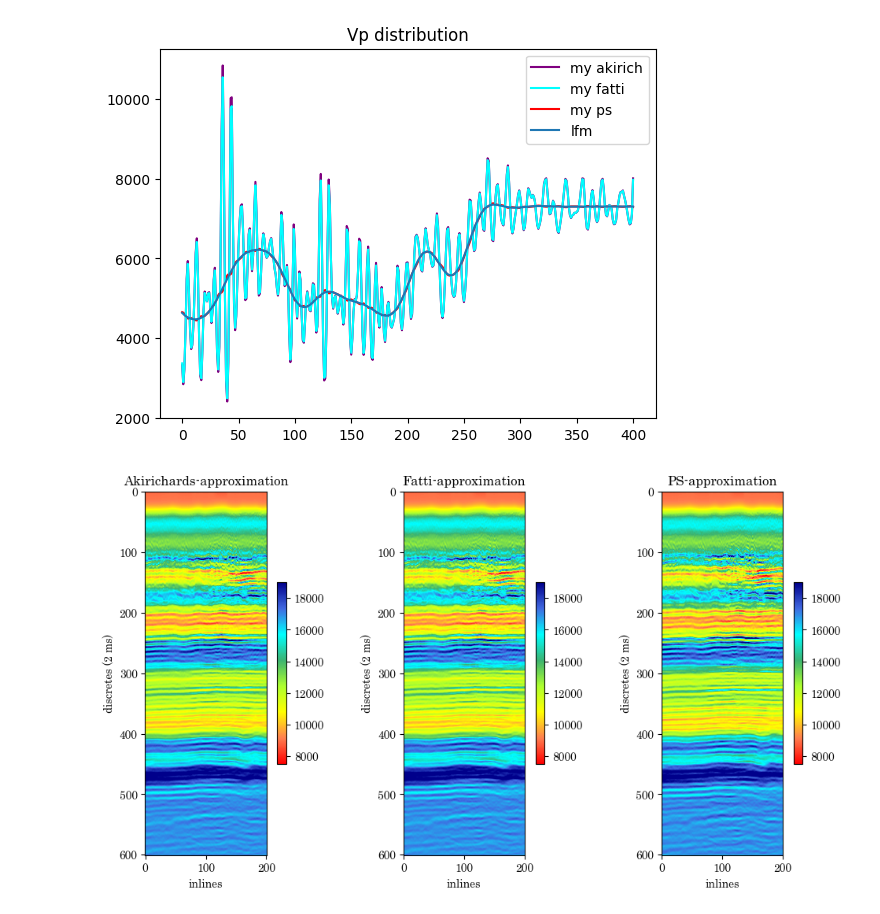
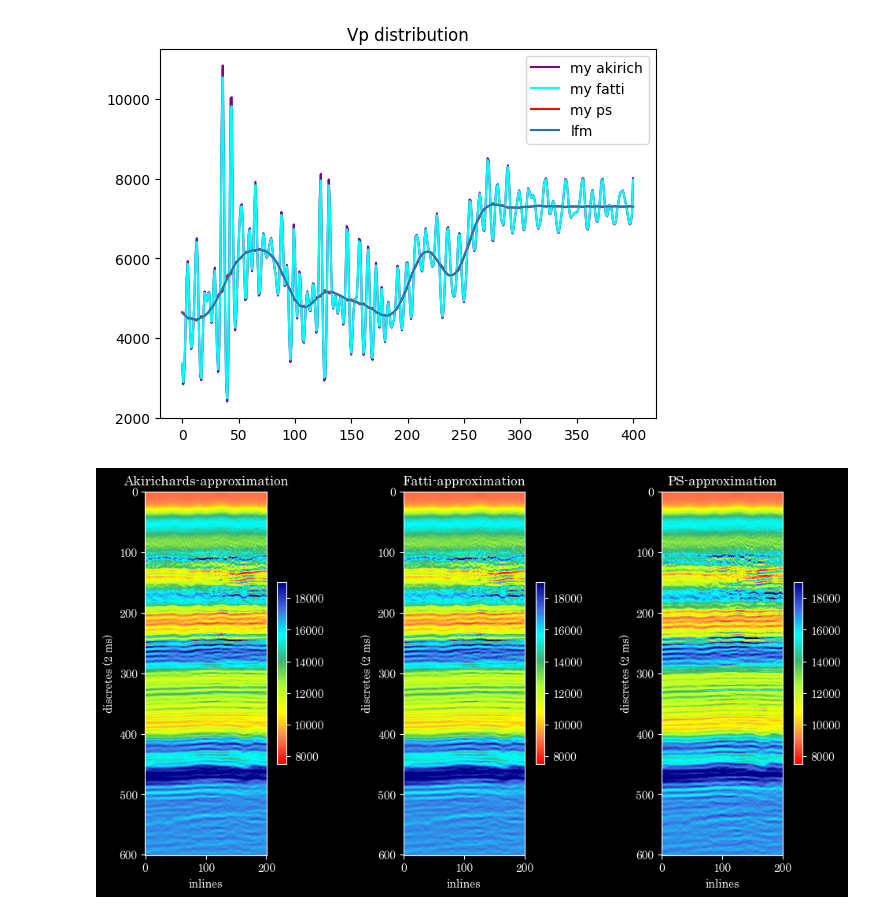
Before and after one commit to grxoxl/inversion, a Jupyter notebook: avo_inversion/AVO_cleaned_notebook.ipynb, the cells around one changed output. Drawn from its saved outputs; the diff is of its cells as text; code cells hidden in the pictures.

```diff
--- a/avo_inversion/AVO_cleaned_notebook.ipynb
+++ b/avo_inversion/AVO_cleaned_notebook.ipynb
@@ -541,7 +541,7 @@ for i in tqdm(range(stack_1.shape[0])):
         cube_vs3[i, j, :] = trace3[sz:2*sz]
         cube_rhob3[i, j, :] = trace3[2*sz:3*sz]
 # %%
-# plt.style.use('dark_background')
+plt.style.use('dark_background')
 plt.rcParams["font.family"] = "century"
 colors = ["darkblue", "royalblue", "cyan", "mediumseagreen", "greenyellow", "yellow", "coral", "red"]
 custom_discrete_cmap = matplotlib.colors.LinearSegmentedColormap.from_list("custom_smooth_cmap",
@@ -553,34 +553,34 @@ plt.imshow(cube_rhob[:, 40, :].T * cube_vp[:, 40, :].T, cmap = custom_discrete_c
 # plt.imshow((cube_rhob[:, 70, :].T * cube_vp[:, 70, :].T) - (cube_rhob2[:, 70, :].T * cube_vp2[:, 70, :].T), cmap = "magma", clim = [-500, 500])
 
 # plt.imshow(cube_vs[0, :, :].T / cube_rhob[0, :, :].T, cmap = custom_discrete_cmap, clim = [1.7, 2])
 plt.colorbar(shrink = .5)
 plt.xlabel("inlines")
 plt.ylabel("discretes (2 ms)")
 plt.title("Akirichards-approximation")
 
 
 plt.subplot(132)
 # plt.imshow(stack_1[:, 40, :].T, cmap = "seismic", clim = [-4, 4])
 plt.imshow(cube_rhob2[:, 40, :].T * cube_vp2[:, 40, :].T, cmap = custom_discrete_cmap, clim = [7500, 19000])
 plt.colorbar(shrink = .5)
 # plt.title("Near-angle \n stack")
 plt.xlabel("inlines")
 plt.ylabel("discretes (2 ms)")
 plt.title("Fatti-approximation")
 
 plt.subplot(133)
 # plt.imshow(stack_1[:, 40, :].T, cmap = "seismic", clim = [-4, 4])
 # plt.imshow((cube_rhob[:, 40, :].T * cube_vp[:, 40, :].T) - (cube_rhob2[:, 40, :].T * cube_vp2[:, 40, :].T), cmap = "Spectral", clim = [-100, 100])
 plt.imshow(cube_rhob3[:, 40, :].T * cube_vp3[:, 40, :].T, cmap = custom_discrete_cmap, clim = [7500, 19000])
 plt.colorbar(shrink = .5)
 # plt.title("Near-angle \n stack")
 plt.xlabel("inlines")
 plt.ylabel("discretes (2 ms)")
 plt.title("PS-approximation")
 
 plt.show()
 # %% [output]
-[figure, old version]
+[figure, new version]
 # %%
 plt.plot(cube_rhob2[30, 70, :] * cube_vp2[30, 70, :], lw = 2, c = "red")
 plt.plot(cube_rhob[30, 70, :] * cube_vp[30, 70, :], alpha = .8, zorder = 2)
```
Also changed, not shown: parts of 1 cell of this notebook, 3 other files.
